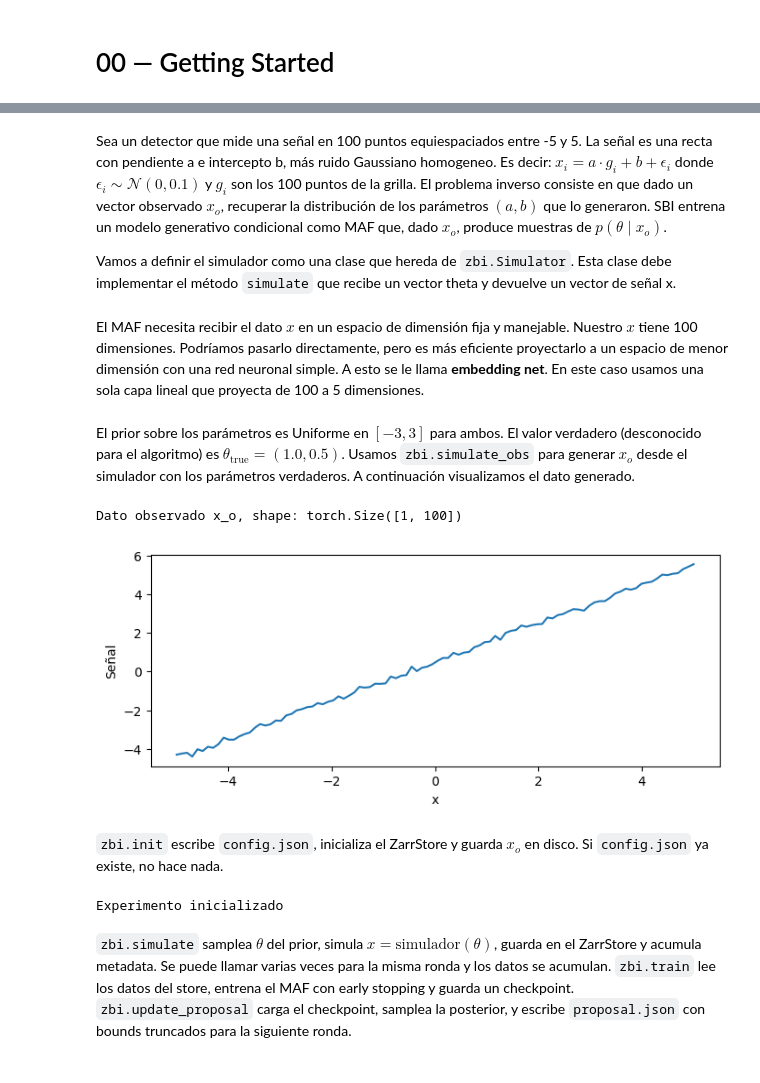
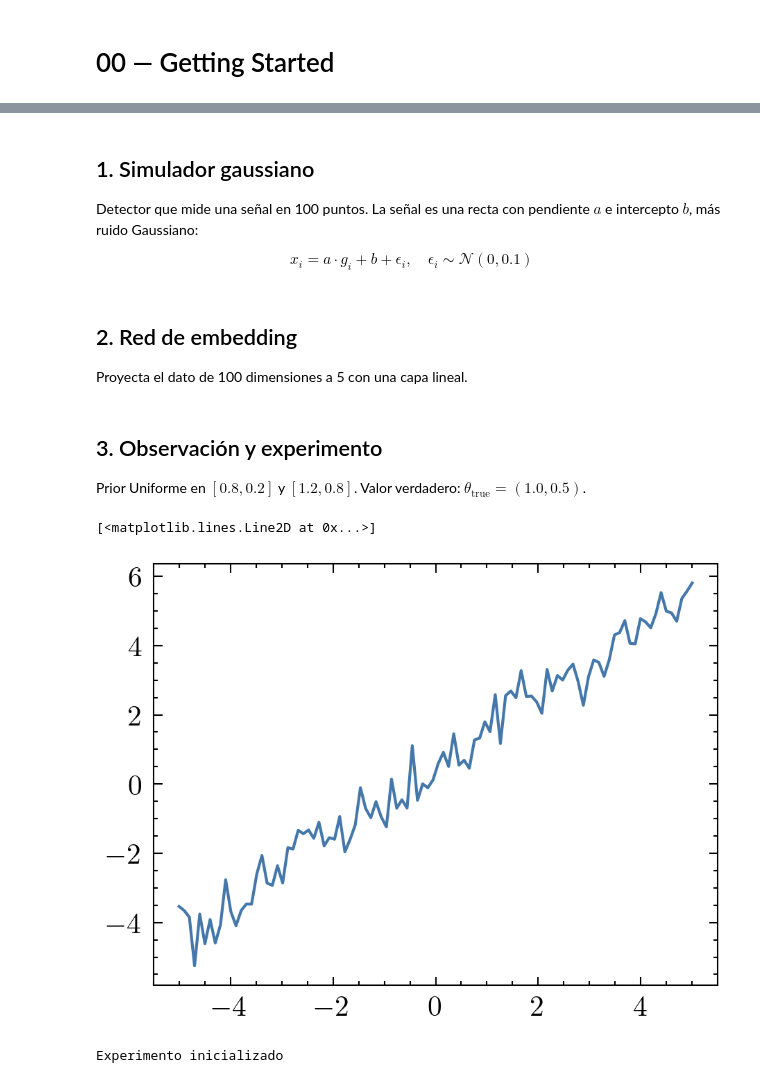
Before and after one commit to julianticucho/zbi, a Jupyter notebook: tutorials/00_getting_started.ipynb, the cells around one changed output, grey strips where cells are left out. Cells and saved outputs as stored; diff of their text form; code cells hidden in the pictures.

Commit message:
refactor: write first tutorial with updated api

```diff
--- a/tutorials/00_getting_started.ipynb
+++ b/tutorials/00_getting_started.ipynb
@@ -11,9 +20,11 @@ import zbi
 
 %matplotlib inline
 # %% [markdown]
-Sea un detector que mide una señal en 100 puntos equiespaciados entre -5 y 5. La señal es una recta con pendiente a e intercepto b, más ruido Gaussiano homogeneo. Es decir: $x_i = a \cdot g_i + b + \epsilon_i$ donde $\epsilon_i \sim \mathcal{N}(0, 0.1)$ y $g_i$ son los 100 puntos de la grilla. El problema inverso consiste en que dado un vector observado $x_o$, recuperar la distribución de los parámetros $(a, b)$ que lo generaron. SBI entrena un modelo generativo condicional como MAF que, dado $x_o$, produce muestras de $p(\theta \mid x_o)$.
+## 1. Simulador gaussiano
 
-Vamos a definir el simulador como una clase que hereda de `zbi.Simulator`. Esta clase debe implementar el método `simulate` que recibe un vector theta y devuelve un vector de señal x.
+Detector que mide una señal en 100 puntos. La señal es una recta con pendiente $a$ e intercepto $b$, más ruido Gaussiano:
+
+$$x_i = a \cdot g_i + b + \epsilon_i, \quad \epsilon_i \sim \mathcal{N}(0, 0.1)$$
 # %%
 class SimuladorLineal(zbi.Simulator):
     def __init__(self):
@@ -24,12 +35,11 @@ class SimuladorLineal(zbi.Simulator):
         if seed is not None:
             torch.manual_seed(seed)
         a, b = theta[0].item(), theta[1].item()
-        y = a * self.x_grid + b + 0.1 * torch.randn(100)
-        return y
-
-simulador = SimuladorLineal()
+        return a * self.x_grid + b + 0.5 * torch.randn(100)
 # %% [markdown]
-El MAF necesita recibir el dato $x$ en un espacio de dimensión fija y manejable. Nuestro $x$ tiene 100 dimensiones. Podríamos pasarlo directamente, pero es más eficiente proyectarlo a un espacio de menor dimensión con una red neuronal simple. A esto se le llama **embedding net**. En este caso usamos una sola capa lineal que proyecta de 100 a 5 dimensiones.
+## 2. Red de embedding
+
+Proyecta el dato de 100 dimensiones a 5 con una capa lineal.
 # %%
 class EmbeddingNet(nn.Module):
     def __init__(self, dim_in: int = 100, dim_out: int = 5):
@@ -39,33 +49,35 @@ class EmbeddingNet(nn.Module):
     def forward(self, x: torch.Tensor) -> torch.Tensor:
         return self.net(x)
 # %% [markdown]
-El prior sobre los parámetros es Uniforme en $[-3, 3]$ para ambos. El valor verdadero (desconocido para el algoritmo) es $\theta_{\text{true}} = (1.0, 0.5)$. Usamos `zbi.simulate_obs` para generar $x_o$ desde el simulador con los parámetros verdaderos. A continuación visualizamos el dato generado.
+## 3. Observación y experimento
+
+Prior Uniforme en $[0.8, 0.2]$ y $[1.2, 0.8]$. Valor verdadero: $\theta_{\text{true}} = (1.0, 0.5)$.
+# %%
+x_grid = torch.linspace(-5, 5, 100)
+x_o = zbi.simulate_obs(SimuladorLineal(), theta_true=(1.0, 0.5), seed=42)
+plt.plot(x_grid, x_o[0])
+# %% [output]
+[<matplotlib.lines.Line2D at 0x...>]
+[figure, added]
 # %%
-x_o = zbi.simulate_obs(simulador, theta_true=(1.0, 0.5), seed=42)
-print(f"Dato observado x_o, shape: {x_o.shape}")
+run_dir = "runs/tutorial_00"
+if os.path.exists(run_dir):
+    shutil.rmtree(run_dir)
 
-plt.figure(figsize=(8, 3))
-plt.plot(simulador.x_grid.numpy(), x_o[0].numpy(), color="C0", lw=1.5)
-plt.xlabel("x")
-plt.ylabel("Señal")
-plt.show()
+zbi.init(
+    run_dir=run_dir, x_o=x_o,
+    simulator_class=SimuladorLineal,
+    embedding_class=EmbeddingNet,
+    embedding_kwargs=dict(dim_in=100, dim_out=5),
+    prior_low=(0.8, 0.2), prior_high=(1.2, 0.8),
+    dim_theta=2, dim_x=100,
+    zarr_N=50000, zarr_chunk_size=128
+    maf_kwargs=dict(
+        hidden_features=32, num_transforms=5,
+        num_blocks=2, dropout_probability=0.0,
+        use_batch_norm=False
+    )
+)
+print("Experimento inicializado")
 # %% [output]
-Dato observado x_o, shape: torch.Size([1, 100])
+Experimento inicializado
-[figure, removed]
-# %% [markdown]
-`zbi.init` escribe `config.json`, inicializa el ZarrStore y guarda $x_o$ en disco. Si `config.json` ya existe, no hace nada.
-# %%
-zbi.init(
-    run_dir="runs/tutorial_00", x_o=x_o,
-    simulator_class=SimuladorLineal,
-    embedding_class=EmbeddingNet,
-    embedding_kwargs=dict(dim_in=100, dim_out=5),
-    prior_low=(-3.0, -3.0), prior_high=(3.0, 3.0),
-    dim_theta=2, dim_x=100,
-    zarr_N=2000, zarr_chunk_size=128,
-)
-print("Experimento inicializado")
-# %% [output]
-Experimento inicializado
-# %% [markdown]
-`zbi.simulate` samplea $\theta$ del prior, simula $x = \text{simulador}(\theta)$, guarda en el ZarrStore y acumula metadata. Se puede llamar varias veces para la misma ronda y los datos se acumulan. `zbi.train` lee los datos del store, entrena el MAF con early stopping y guarda un checkpoint. `zbi.update_proposal` carga el checkpoint, samplea la posterior, y escribe `proposal.json` con bounds truncados para la siguiente ronda.
```
Also changed, not shown: parts of 13 cells of this notebook.
